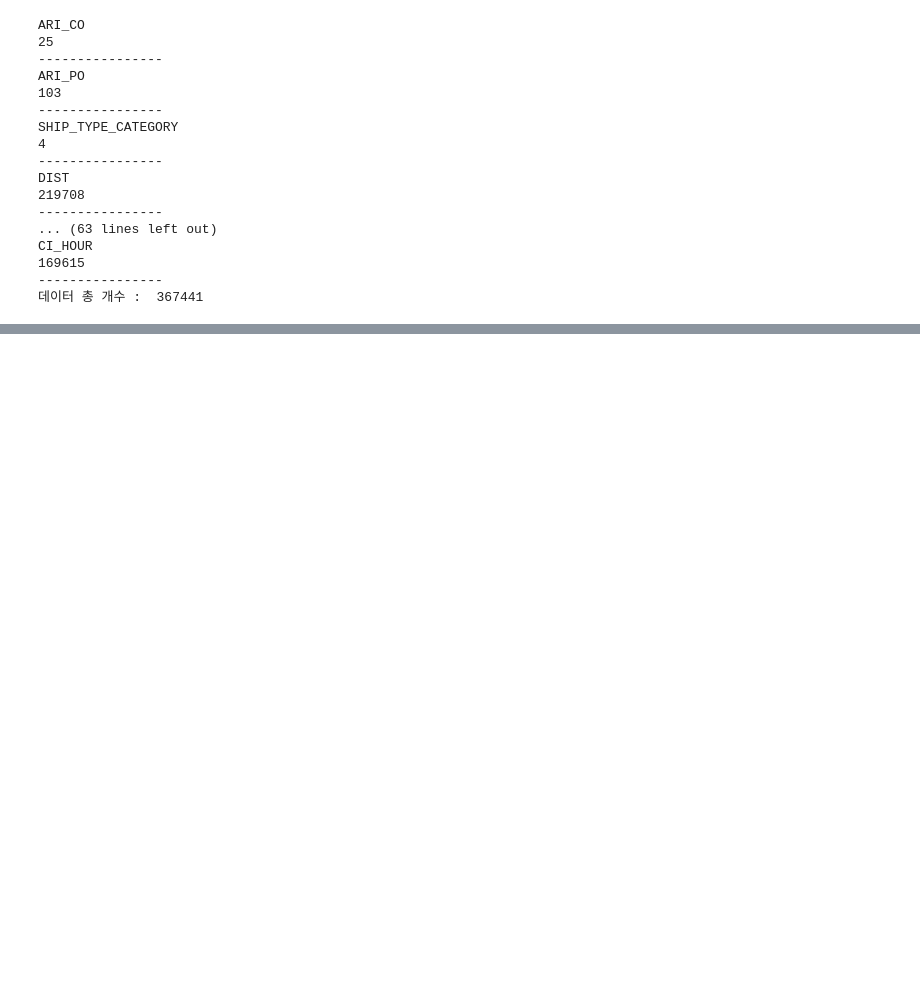
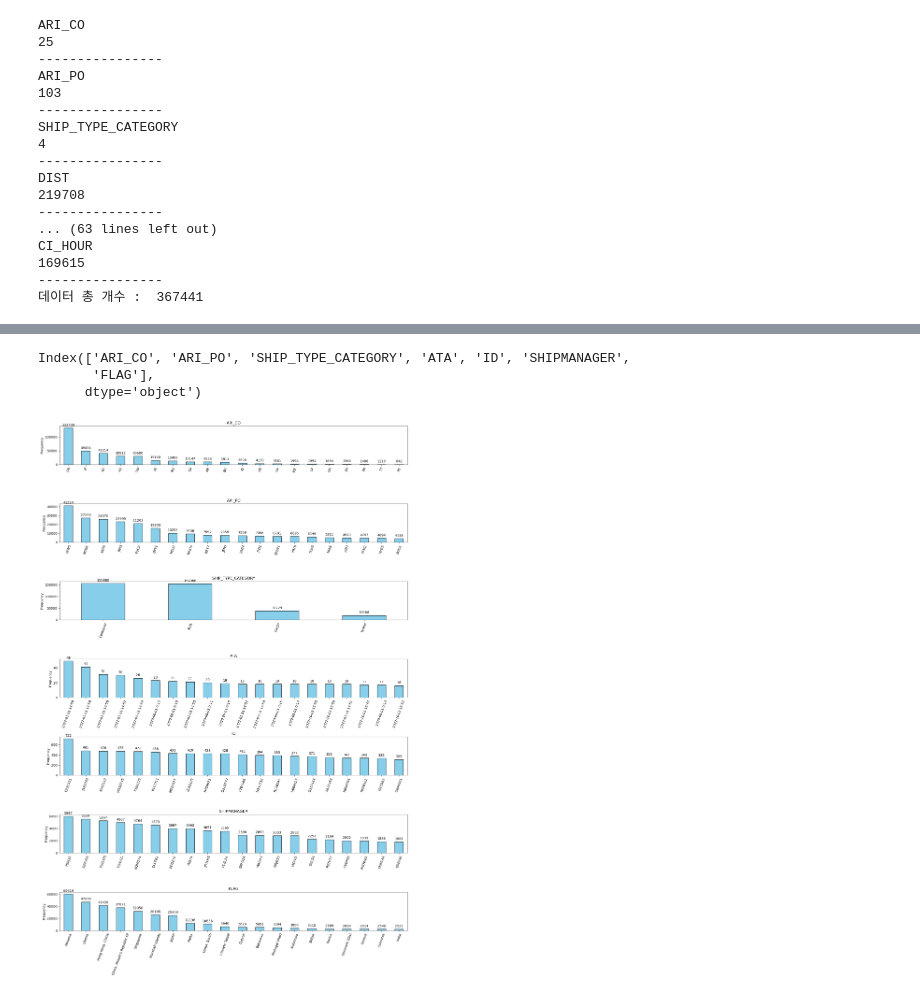
Before and after one commit to Jjineeq/CPS, a Jupyter notebook: project eda.ipynb, the cells around one changed output, grey strips where cells are left out. Drawn from its saved outputs; the diff is of its cells as text; code cells hidden in the pictures; blank space fills up the shorter version.

```diff
--- a/project eda.ipynb
+++ b/project eda.ipynb
@@ -59,0 +103,2 @@ df.describe()
+# %%
+categorical_vars = df.select_dtypes(include = ['object']).columns
@@ -59,0 +117,37 @@ df.describe()
+# %%
+categorical_vars
+# %% [output]
+Index(['ARI_CO', 'ARI_PO', 'SHIP_TYPE_CATEGORY', 'ATA', 'ID', 'SHIPMANAGER',
+       'FLAG'],
+      dtype='object')
+# %%
+# 위에 코드 너무 오래걸려서 top n개 선정해서 plot
+
+top_n = 20
+
+plt.figure(figsize=(16, 24))
+
+for i, cat_var in enumerate(categorical_vars):
+    # 상위 N개의 고유한 값과 그 빈도를 선택합니다.
+    top_values = df[cat_var].value_counts().nlargest(top_n)
+
+    ax = plt.subplot(len(categorical_vars), 1, i+1)
+    top_values.plot(kind='bar', color='skyblue', edgecolor='black')
+    plt.title(cat_var)
+    plt.xticks(rotation=70)
+    plt.ylabel('Frequency')
+
+    # 각 막대 위에 값을 표시
+    for p in ax.patches:
+        ax.annotate(str(p.get_height()),
+                    (p.get_x() + p.get_width() / 2., p.get_height()),
+                    ha = 'center',
+                    va = 'center',
+                    xytext = (0, 9),
+                    textcoords = 'offset points')
+
+# 그래프를 화면에 표시합니다.
+plt.tight_layout()
+plt.show()
+# %% [output]
+[figure, added]
```
Also changed, not shown: parts of 28 cells of this notebook, 1 other file.
